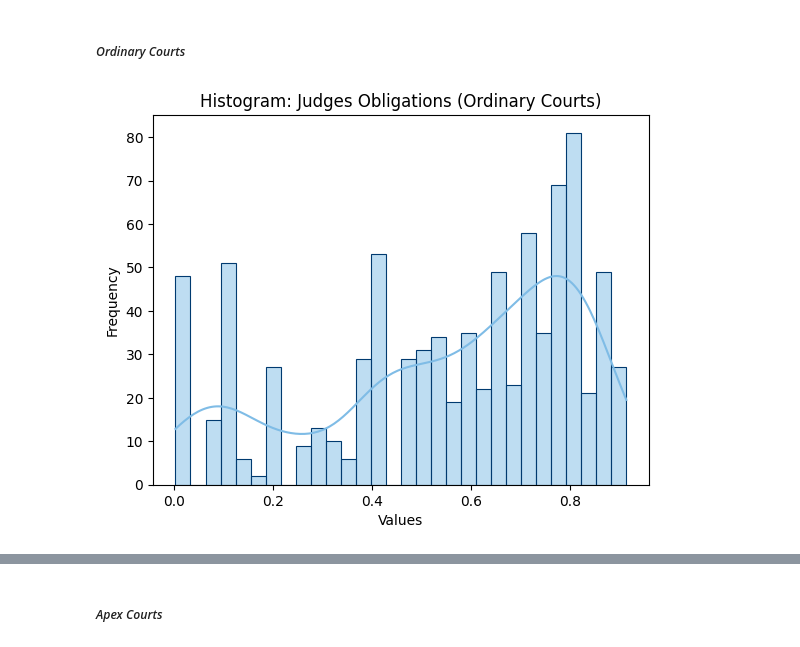
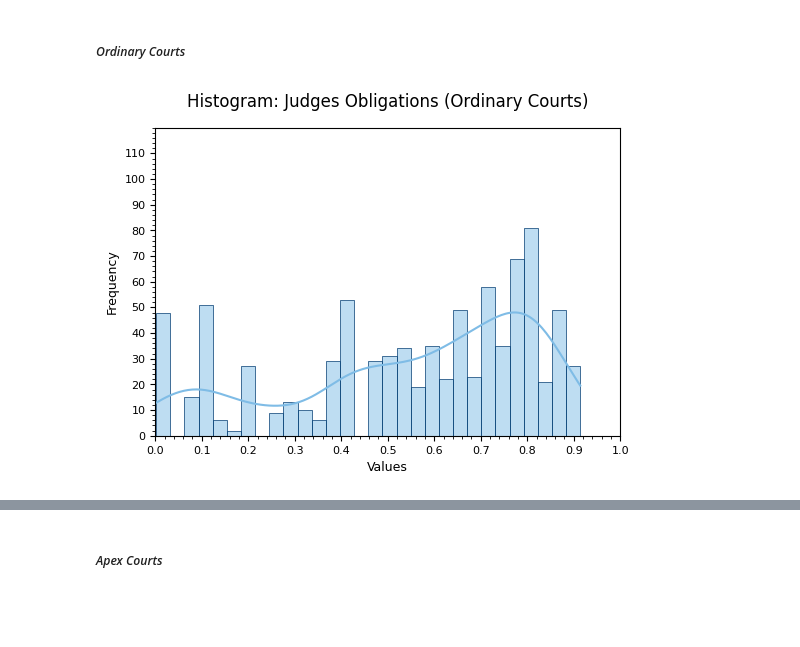
Before and after one commit to najafriederike/judicial_autonomy_project, a Jupyter notebook: notebooks/analysis_judicial-accountability.ipynb, the cells around one changed output, grey strips where cells are left out. Saved outputs shown, nothing was run; the diff lists cells and outputs as text; code cells hidden in the pictures; blank space fills up the shorter version.

Commit message:
Worked on figures, created new dataframe

```diff
--- a/notebooks/analysis_judicial-accountability.ipynb
+++ b/notebooks/analysis_judicial-accountability.ipynb
@@ -161,23 +161,37 @@ import seaborn as sns
 # %% [markdown]
 ##### _Ordinary Courts_
 # %%
-# Plot distribution of judges’ obligation scores for ordinary courts
+# Plot distribution of judges obligation scores for ordinary courts
 
-# Creating customized histogram with a density plot
+# Set figure
+plt.figure(figsize=(6, 4))
+
+# Plot histogram with KDE
 sns.histplot(
     q1_q2_merge['q1_oblig'],
     bins=30,
     color='#7FBCE6',
     edgecolor='#003A70',
-    linewidth=0.8,
-    kde=True)
+    linewidth=0.5,
+    kde=True
+)
 
-# Labels and title
-plt.xlabel('Values')
-plt.ylabel('Frequency')
-plt.title('Histogram: Judges Obligations (Ordinary Courts)')
+# Format axes
+plt.xlim(0, 1)
+plt.xticks(np.arange(0, 1.1, 0.1), fontsize=8)
+plt.ylim(0, 120)
+plt.yticks(np.arange(0, 120, 10), fontsize=8)
+plt.minorticks_on()
 
-# Display plot
-plt.show()
+# Set labels, title, legend
+plt.xlabel('Values', fontsize=9)
+plt.ylabel('Frequency', fontsize=9)
+plt.title('Histogram: Judges Obligations (Ordinary Courts)', fontsize=12, pad=15)
+
+# Export figure
+plt.savefig("C:/Users/Friederike/Desktop/HU/Judicial-Autonomy/2026/Figures/histogram-obligations_ordinary-courts_simple.png", format="png", bbox_inches='tight', pad_inches=0.5, dpi=300)
+
+# Display figure
+plt.show();
 # %% [output]
-[figure, old version]
+[figure, new version]
```
Also changed, not shown: parts of 60 cells of this notebook.
